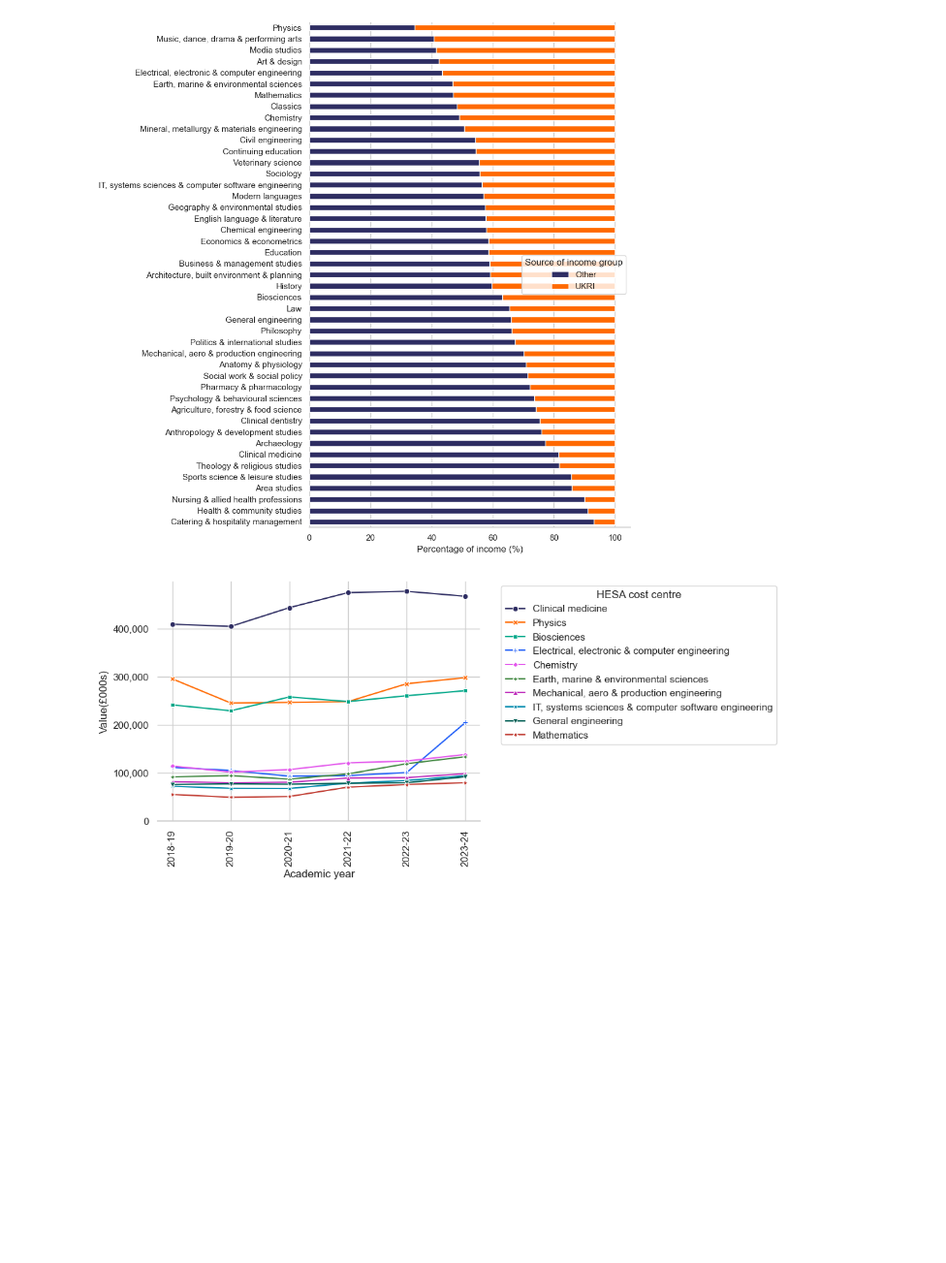
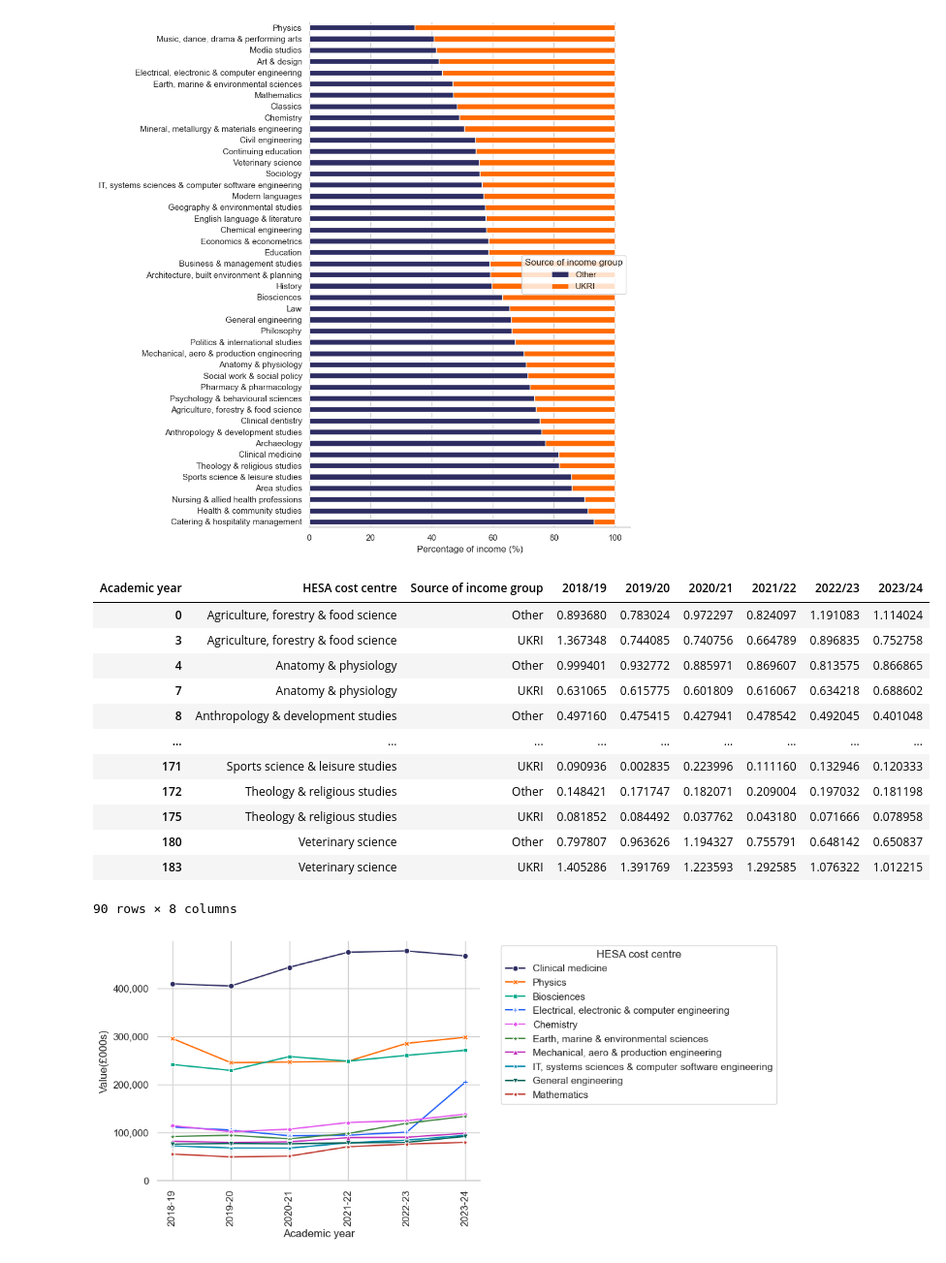
Before and after one commit to marthaisabelhilton/Allocations-2025, a Jupyter notebook: HESA table 5.ipynb, the cells around one changed output. Shown at 97% size. Cells and saved outputs as stored; diff of their text form; code cells hidden in the pictures; blank space fills up the shorter version.

```diff
--- a/HESA table 5.ipynb
+++ b/HESA table 5.ipynb
@@ -257,13 +258,29 @@ data_percentage = data_group.copy()[~data_group['HESA cost centre'].str.contains
 
 data_percentage[data_percentage.columns[2:]] = data_percentage.groupby('Source of income group')[data_percentage.columns[2:]].transform(lambda x: x / x.sum() * 100)
 
-data_percentage['HESA cost centre'] = data_percentage['HESA cost centre'].str[4:]
-
 # Remove leading digits and any whitespace after them
 data_percentage['HESA cost centre'] = data_percentage['HESA cost centre'].str.replace(r'^\d+\s*', '', regex=True)
 
 
 data_percentage.to_clipboard(index=False)
+
+# Ouput copied to Table 3 in Discipline spreadsheet
+# %%
+data_percentage
+# %% [output]
+| Academic year | HESA cost centre | Source of income group | 2018/19 | 2019/20 | 2020/21 | 2021/22 | 2022/23 | 2023/24 |
+| 0 | Agriculture, forestry & food science | Other | 0.893680 | 0.783024 | 0.972297 | 0.824097 | 1.191083 | 1.114024 |
+| 3 | Agriculture, forestry & food science | UKRI | 1.367348 | 0.744085 | 0.740756 | 0.664789 | 0.896835 | 0.752758 |
+| 4 | Anatomy & physiology | Other | 0.999401 | 0.932772 | 0.885971 | 0.869607 | 0.813575 | 0.866865 |
+| 7 | Anatomy & physiology | UKRI | 0.631065 | 0.615775 | 0.601809 | 0.616067 | 0.634218 | 0.688602 |
+| 8 | Anthropology & development studies | Other | 0.497160 | 0.475415 | 0.427941 | 0.478542 | 0.492045 | 0.401048 |
+| ... | ... | ... | ... | ... | ... | ... | ... | ... |
+| 171 | Sports science & leisure studies | UKRI | 0.090936 | 0.002835 | 0.223996 | 0.111160 | 0.132946 | 0.120333 |
+| 172 | Theology & religious studies | Other | 0.148421 | 0.171747 | 0.182071 | 0.209004 | 0.197032 | 0.181198 |
+| 175 | Theology & religious studies | UKRI | 0.081852 | 0.084492 | 0.037762 | 0.043180 | 0.071666 | 0.078958 |
+| 180 | Veterinary science | Other | 0.797807 | 0.963626 | 1.194327 | 0.755791 | 0.648142 | 0.650837 |
+| 183 | Veterinary science | UKRI | 1.405286 | 1.391769 | 1.223593 | 1.292585 | 1.076322 | 1.012215 |
+90 rows × 8 columns
 # %%
 data_plot = data_group[data_group['Source of income group'] == 'UKRI'].sort_values(by='2023/24', ascending=False).head(11).iloc[1:]
 # %%
```
Also changed, not shown: parts of 3 cells of this notebook, 1 other file.
